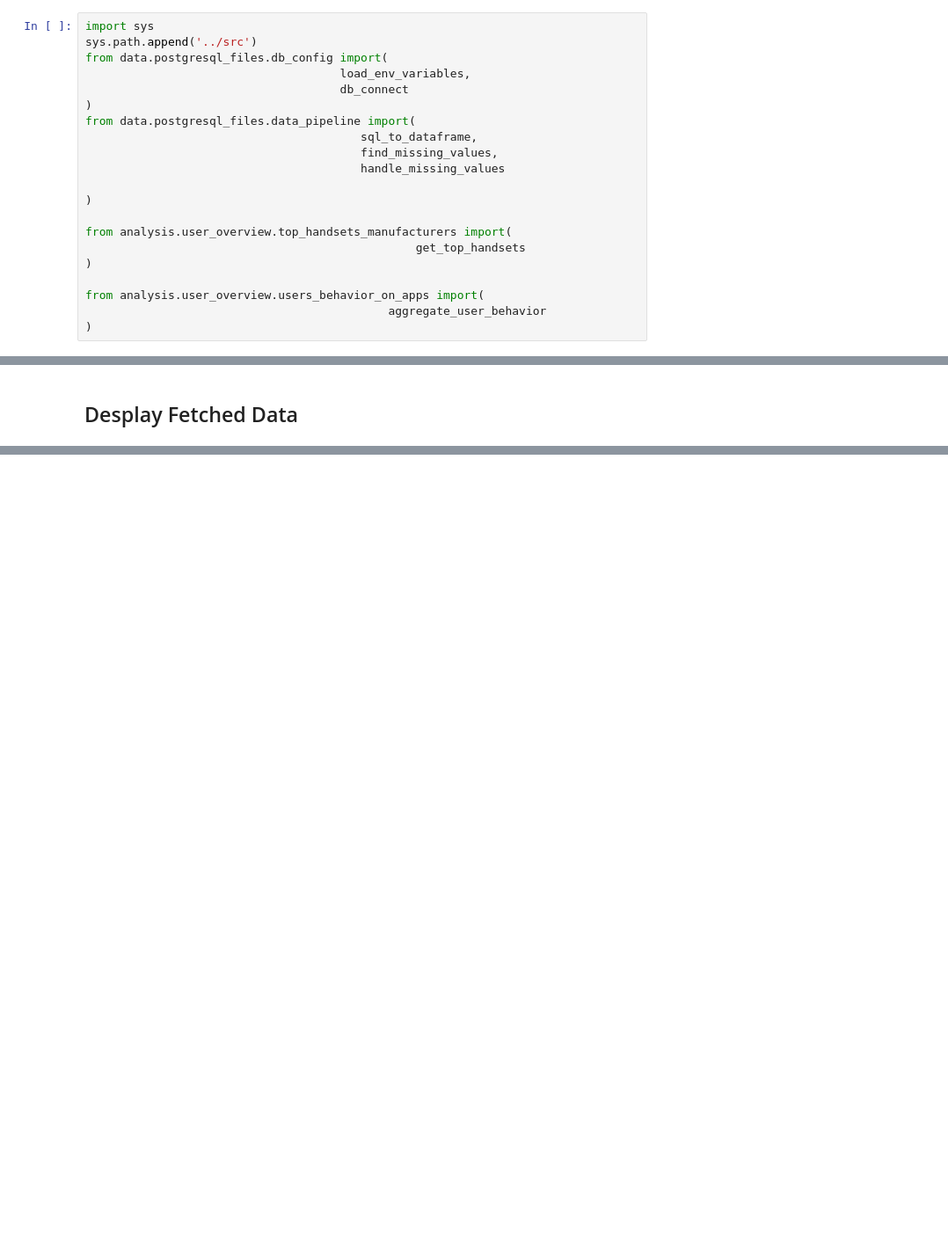
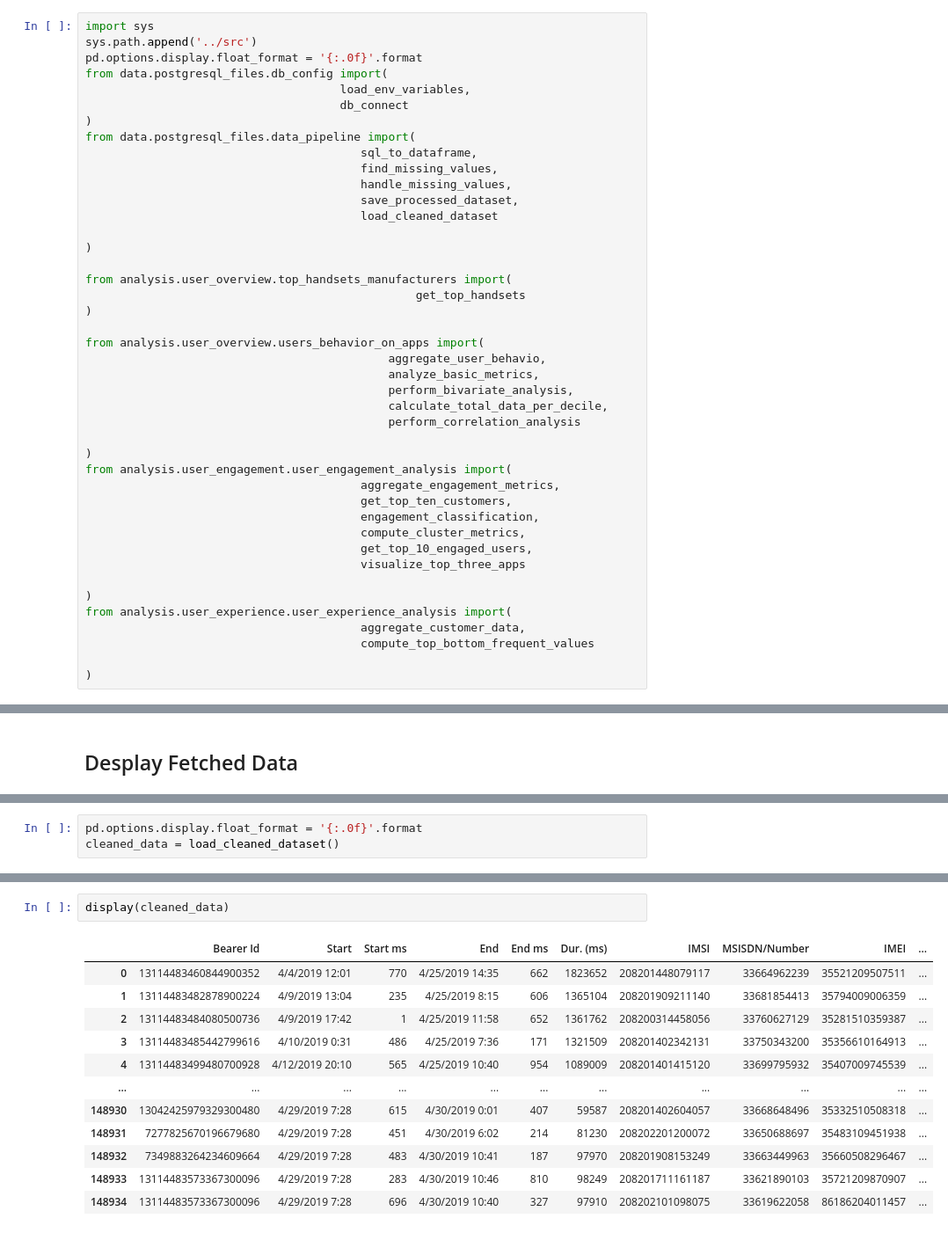
Before and after one commit to Daniel-Andarge/telecom-growth-analysis, a Jupyter notebook: notebooks/1.0-telco-data-exploration.ipynb, the cells around one changed output, grey strips where cells are left out. Shown: that part at 88% size. Saved outputs shown, nothing was run; the diff lists cells and outputs as text; blank space fills up the shorter version.

```diff
--- a/notebooks/1.0-telco-data-exploration.ipynb
+++ b/notebooks/1.0-telco-data-exploration.ipynb
@@ -14,6 +14,7 @@ import pandas as pd
 # %%
 import sys
 sys.path.append('../src')
+pd.options.display.float_format = '{:.0f}'.format
 from data.postgresql_files.db_config import(
                                      load_env_variables,
                                      db_connect
@@ -21,7 +22,9 @@ from data.postgresql_files.db_config import(
 from data.postgresql_files.data_pipeline import(
                                         sql_to_dataframe,
                                         find_missing_values,
-                                        handle_missing_values
+                                        handle_missing_values,
+                                        save_processed_dataset,
+                                        load_cleaned_dataset
 
 )
 
@@ -30,8 +33,27 @@ from analysis.user_overview.top_handsets_manufacturers import(
 )
 
 from analysis.user_overview.users_behavior_on_apps import(
-                        					aggregate_user_behavior
+                        					aggregate_user_behavio,
+                                            analyze_basic_metrics,
+                                            perform_bivariate_analysis,
+                                            calculate_total_data_per_decile,
+                                            perform_correlation_analysis
+
 )
+from analysis.user_engagement.user_engagement_analysis import(
+                        				aggregate_engagement_metrics,
+                                        get_top_ten_customers,
+                                        engagement_classification,
+                                        compute_cluster_metrics,
+                                        get_top_10_engaged_users,
+                                        visualize_top_three_apps
+
+)
+from analysis.user_experience.user_experience_analysis import(
+                        				aggregate_customer_data,
+                                        compute_top_bottom_frequent_values
+
+)
 # %% [markdown]
 ## Load Environment Variables
 # %%
@@ -138,0 +105,3 @@ dtype: int64
+# %%
+pd.options.display.float_format = '{:.0f}'.format
+cleaned_data = load_cleaned_dataset()
@@ -162,0 +154,15 @@ KeyError: "Column(s) ['Session duration', 'Total Data Volume', 'Total Download (
+# %%
+display(cleaned_data)
+# %% [output]
+|  | Bearer Id | Start | Start ms | End | End ms | Dur. (ms) | IMSI | MSISDN/Number | IMEI | ... |
+| 0 | 13114483460844900352 | 4/4/2019 12:01 | 770 | 4/25/2019 14:35 | 662 | 1823652 | 208201448079117 | 33664962239 | 35521209507511 | ... |
+| 1 | 13114483482878900224 | 4/9/2019 13:04 | 235 | 4/25/2019 8:15 | 606 | 1365104 | 208201909211140 | 33681854413 | 35794009006359 | ... |
+| 2 | 13114483484080500736 | 4/9/2019 17:42 | 1 | 4/25/2019 11:58 | 652 | 1361762 | 208200314458056 | 33760627129 | 35281510359387 | ... |
+| 3 | 13114483485442799616 | 4/10/2019 0:31 | 486 | 4/25/2019 7:36 | 171 | 1321509 | 208201402342131 | 33750343200 | 35356610164913 | ... |
+| 4 | 13114483499480700928 | 4/12/2019 20:10 | 565 | 4/25/2019 10:40 | 954 | 1089009 | 208201401415120 | 33699795932 | 35407009745539 | ... |
+| ... | ... | ... | ... | ... | ... | ... | ... | ... | ... | ... |
+| 148930 | 13042425979329300480 | 4/29/2019 7:28 | 615 | 4/30/2019 0:01 | 407 | 59587 | 208201402604057 | 33668648496 | 35332510508318 | ... |
+| 148931 | 7277825670196679680 | 4/29/2019 7:28 | 451 | 4/30/2019 6:02 | 214 | 81230 | 208202201200072 | 33650688697 | 35483109451938 | ... |
+| 148932 | 7349883264234609664 | 4/29/2019 7:28 | 483 | 4/30/2019 10:41 | 187 | 97970 | 208201908153249 | 33663449963 | 35660508296467 | ... |
+| 148933 | 13114483573367300096 | 4/29/2019 7:28 | 283 | 4/30/2019 10:46 | 810 | 98249 | 208201711161187 | 33621890103 | 35721209870907 | ... |
+| 148934 | 13114483573367300096 | 4/29/2019 7:28 | 696 | 4/30/2019 10:40 | 327 | 97910 | 208202101098075 | 33619622058 | 86186204011457 | ... |
```
Also changed, not shown: parts of 49 cells of this notebook, 5 other files.
